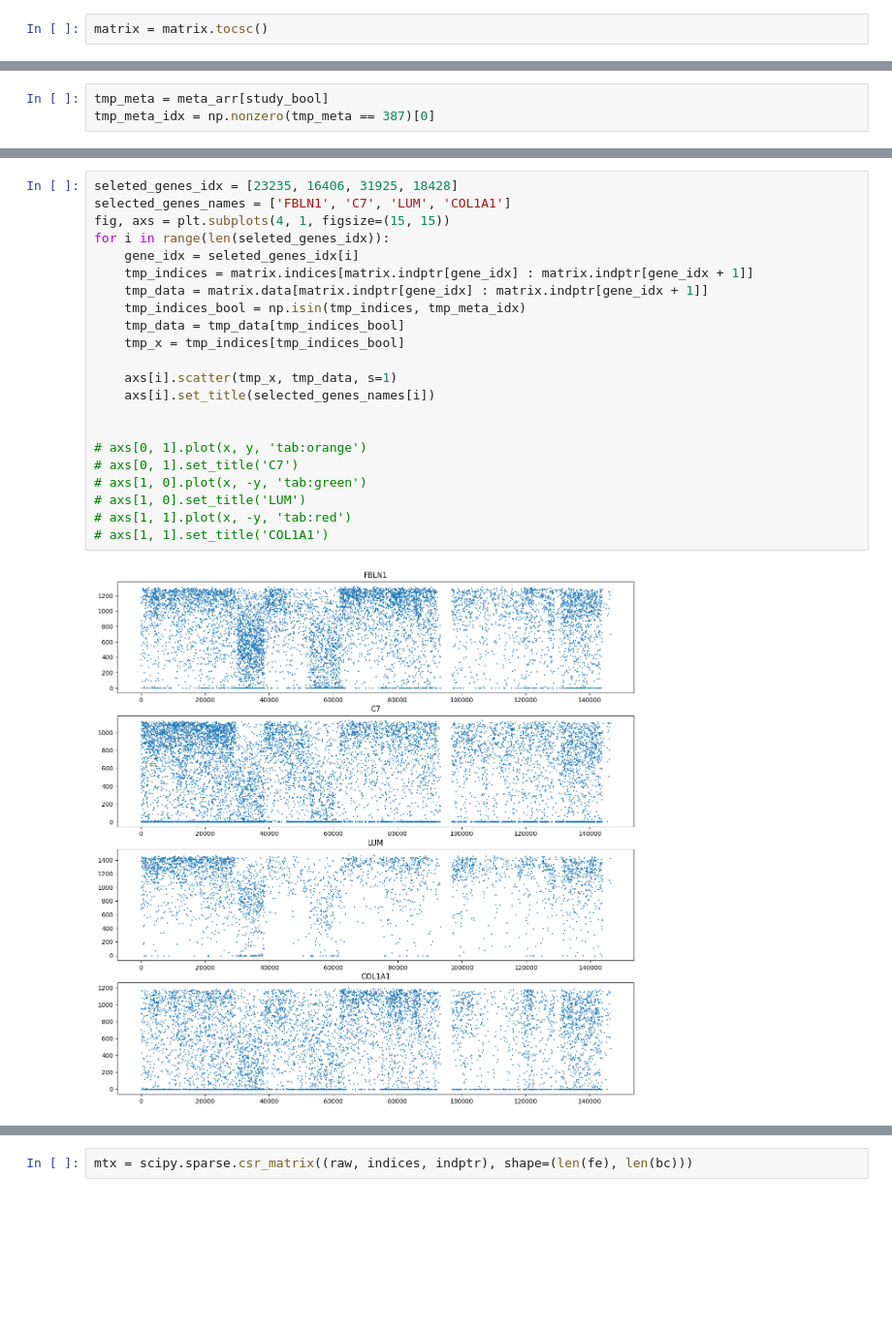
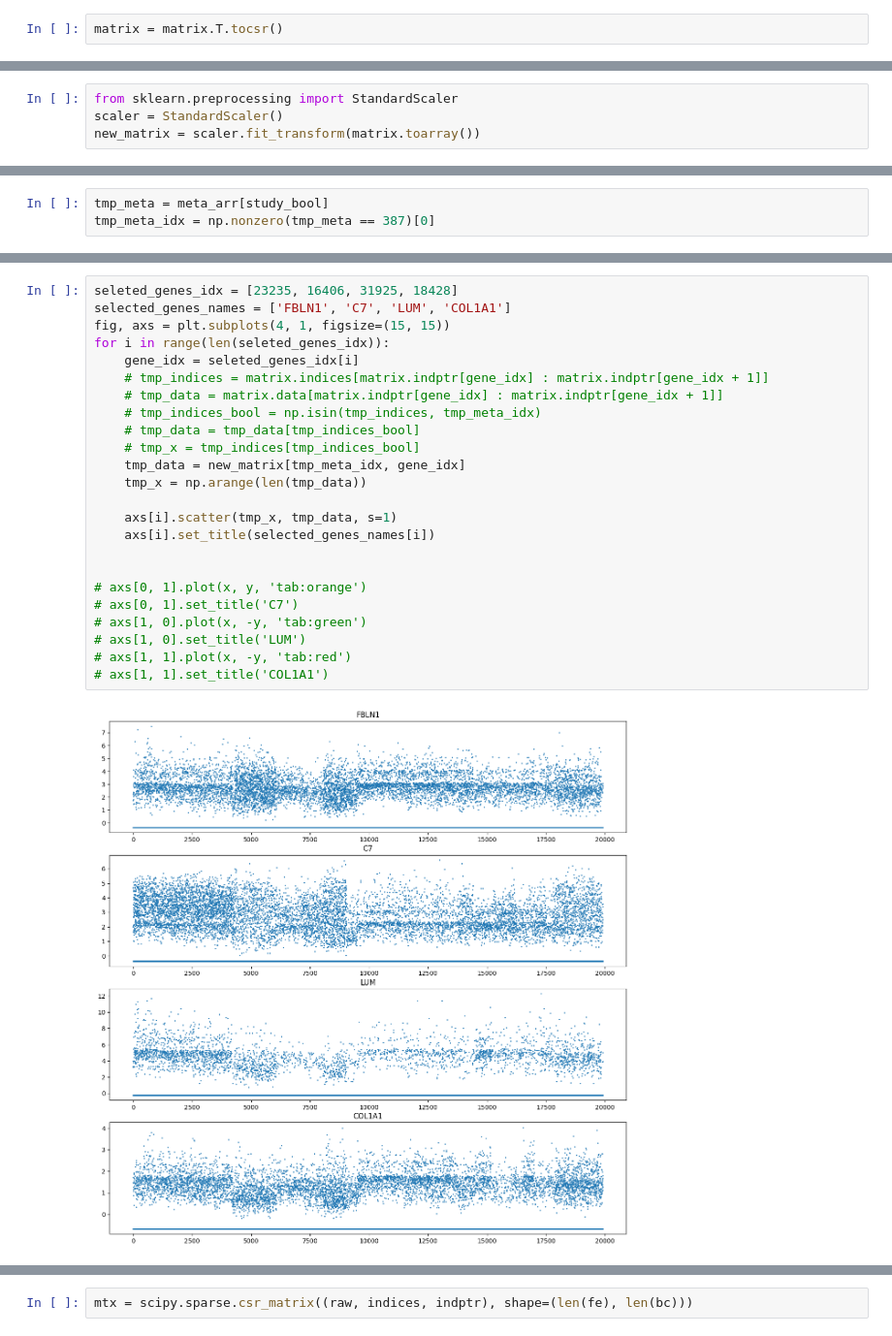
Before and after one commit to duyson1999/celltypes_prediction, a Jupyter notebook: SVM.ipynb, the cells around one changed output, grey strips where cells are left out. Shown at 97% size. Drawn from its saved outputs; the diff is of its cells as text; blank space fills up the shorter version.

```diff
--- a/SVM.ipynb
+++ b/SVM.ipynb
@@ -33,4 +33,4 @@ with h5py.File(ROOT_DIR + '/camel/' + TRAINED_STUDIES[8] + '/raw.hdf5') as f:
 # %%
 matrix = scipy.sparse.csr_matrix((data, indices, indptr), shape=(len(fe), len(bc)))
 # %%
-matrix = matrix.tocsc()
+matrix = matrix.T.tocsr()
@@ -37,3 +42,7 @@ matrix = matrix.tocsc()
+# %%
+from sklearn.preprocessing import StandardScaler
+scaler = StandardScaler()
+new_matrix = scaler.fit_transform(matrix.toarray())
 # %%
 for i in range(len(matrix.indptr) - 1):
     start = matrix.indptr[i]
@@ -71,24 +96,26 @@ array([     0,      2,      5, ..., 146401, 146411, 146426])
 # %%
 seleted_genes_idx = [23235, 16406, 31925, 18428]
 selected_genes_names = ['FBLN1', 'C7', 'LUM', 'COL1A1']
 fig, axs = plt.subplots(4, 1, figsize=(15, 15))
 for i in range(len(seleted_genes_idx)):
     gene_idx = seleted_genes_idx[i]
-    tmp_indices = matrix.indices[matrix.indptr[gene_idx] : matrix.indptr[gene_idx + 1]]
-    tmp_data = matrix.data[matrix.indptr[gene_idx] : matrix.indptr[gene_idx + 1]]
-    tmp_indices_bool = np.isin(tmp_indices, tmp_meta_idx)
-    tmp_data = tmp_data[tmp_indices_bool]
-    tmp_x = tmp_indices[tmp_indices_bool]
+    # tmp_indices = matrix.indices[matrix.indptr[gene_idx] : matrix.indptr[gene_idx + 1]]
+    # tmp_data = matrix.data[matrix.indptr[gene_idx] : matrix.indptr[gene_idx + 1]]
+    # tmp_indices_bool = np.isin(tmp_indices, tmp_meta_idx)
+    # tmp_data = tmp_data[tmp_indices_bool]
+    # tmp_x = tmp_indices[tmp_indices_bool]
+    tmp_data = new_matrix[tmp_meta_idx, gene_idx]
+    tmp_x = np.arange(len(tmp_data))
 
     axs[i].scatter(tmp_x, tmp_data, s=1)
     axs[i].set_title(selected_genes_names[i])
 
 
 # axs[0, 1].plot(x, y, 'tab:orange')
 # axs[0, 1].set_title('C7')
 # axs[1, 0].plot(x, -y, 'tab:green')
 # axs[1, 0].set_title('LUM')
 # axs[1, 1].plot(x, -y, 'tab:red')
 # axs[1, 1].set_title('COL1A1')
 # %% [output]
-[figure, old version]
+[figure, new version]
```
Also changed, not shown: parts of 4 cells of this notebook, 1 other file.
